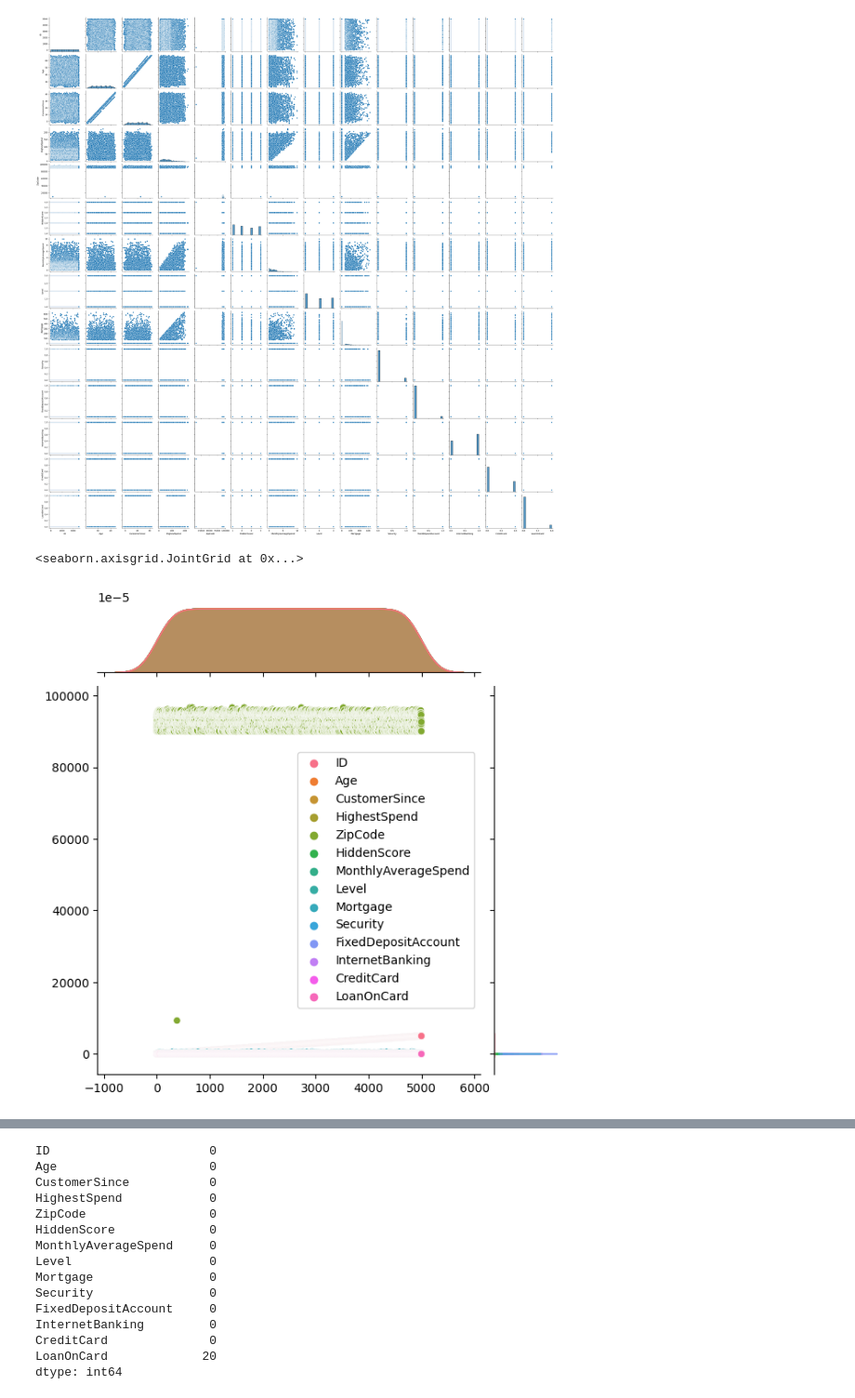
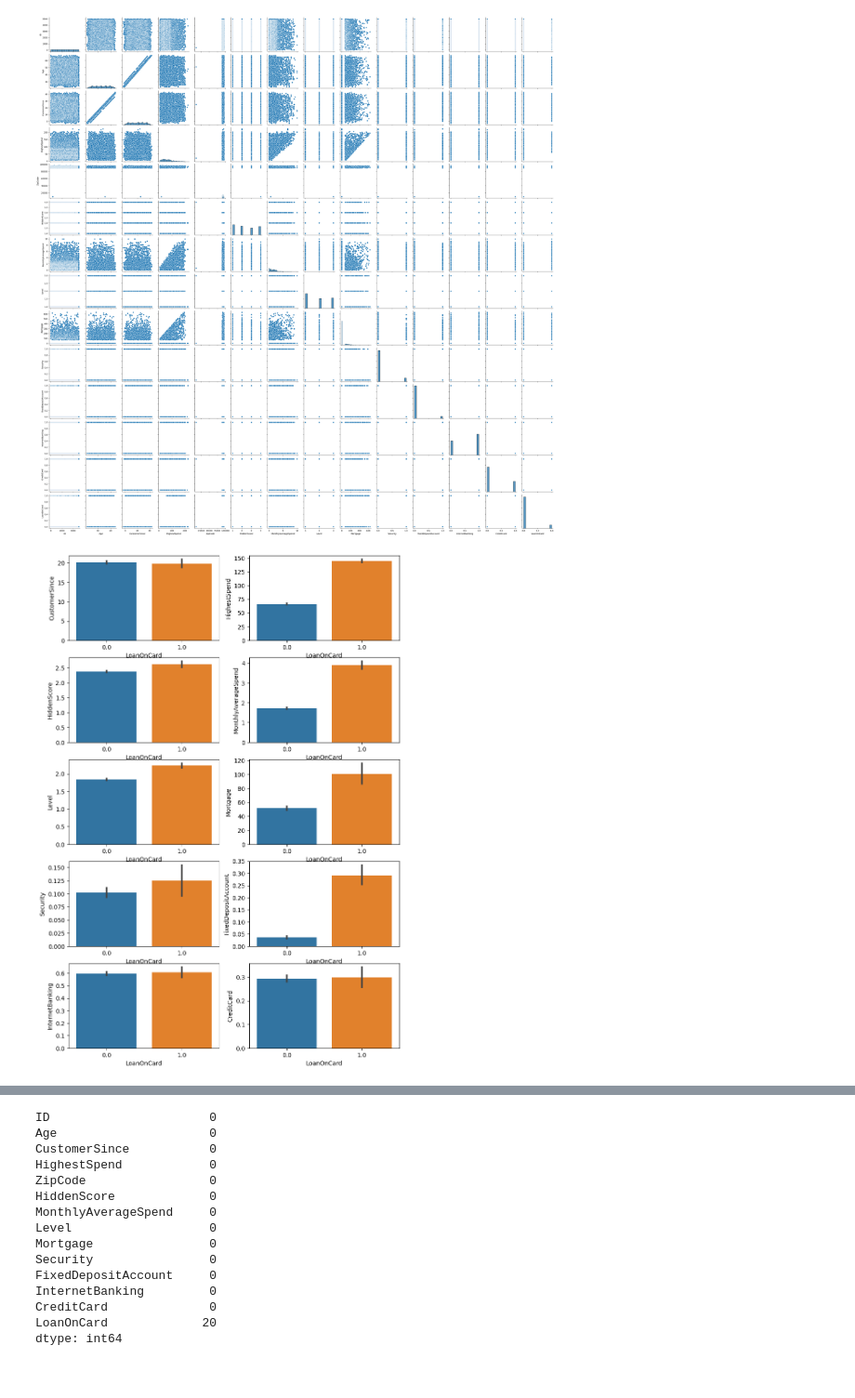
Before and after one commit to romulan-overlord/MDSC-106, a Jupyter notebook: Task 2/task_2.ipynb, the cells around one changed output, grey strips where cells are left out. Shown at 93% size. Cells and saved outputs as stored; diff of their text form; code cells hidden in the pictures.

```diff
--- a/Task 2/task_2.ipynb
+++ b/Task 2/task_2.ipynb
@@ -138,8 +138,15 @@ sns.pairplot(df)
 # %% [output]
 <seaborn.axisgrid.PairGrid at 0x...>
 [figure]
-# %%
-sns.jointplot(df)
-# %% [output]
-<seaborn.axisgrid.JointGrid at 0x...>
-[figure, removed]
+# %%
+fig, axes = plt.subplots(5,2,figsize=(10,15))
+
+columns = [col for col in df if col not in ['ID', 'Age', 'ZipCode', 'LoanOnCard'] ]
+i = 0
+for row in range(5):
+    for col in range(2):
+        sns.barplot(df, x='LoanOnCard', y=columns[i], ax=axes[row,col])
+        i += 1
+plt.show()
+# %% [output]
+[figure, added]
```
Also changed, not shown: parts of 4 cells of this notebook.
